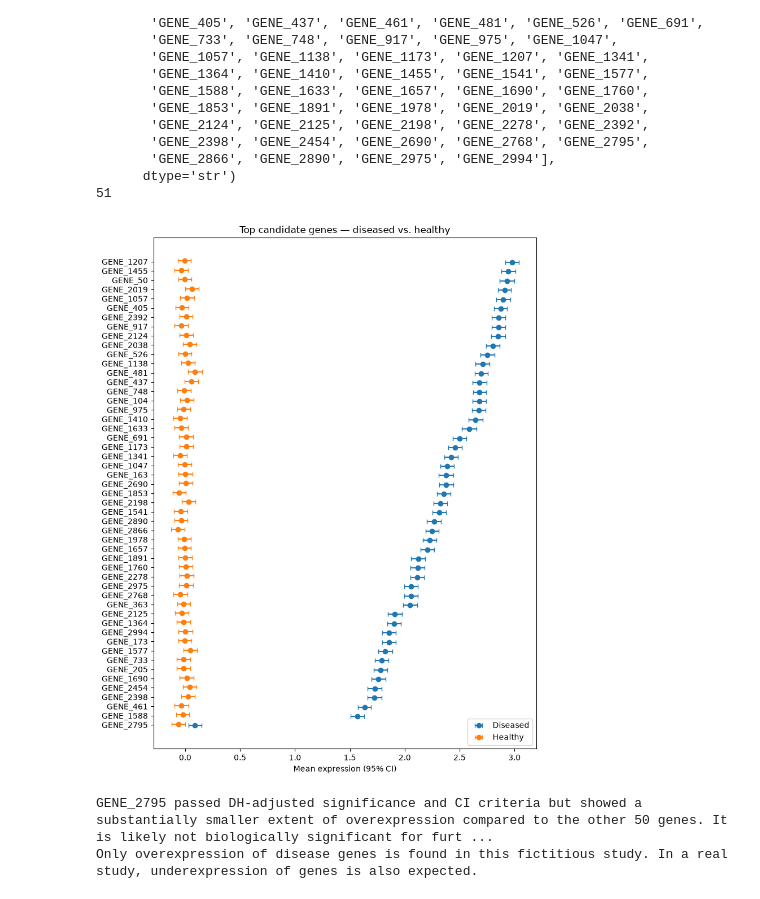
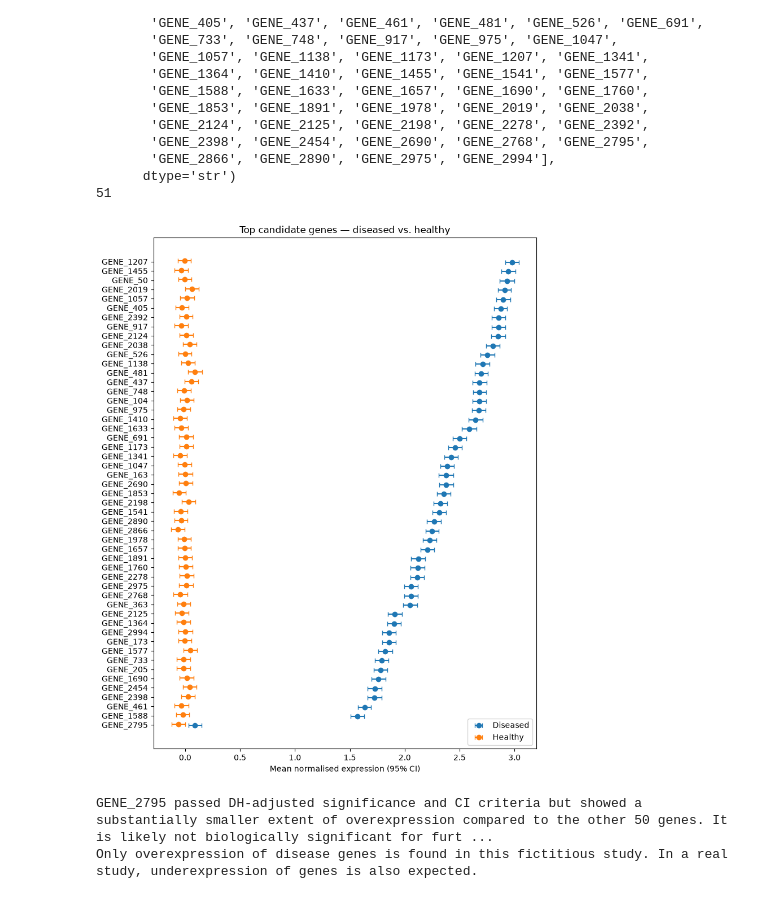
Before and after one commit to DusknightHW/Disease-Gene-Expression-Analysis, a Jupyter notebook: Disease Gene Expression Analysis.ipynb, the cells around one changed output. Saved outputs shown, nothing was run; the diff lists cells and outputs as text; code cells hidden in the pictures.

```diff
--- a/Disease Gene Expression Analysis.ipynb
+++ b/Disease Gene Expression Analysis.ipynb
@@ -131,34 +131,35 @@ sort = result_genes.sort_values("mean_diseased", ascending=True)
 
 fig, ax = plt.subplots(figsize=(8, 10))
 
 y = np.arange(len(sort))
 
 # Diseased
 ax.errorbar(
     sort["mean_diseased"], y,
     xerr=[sort["mean_diseased"] - sort["ci_low_diseased"], # Top of error bar (ci_high)
           sort["ci_high_diseased"] - sort["mean_diseased"]], # Bottom of error bar (ci_low)
     fmt="o", color="tab:blue", label="Diseased", capsize=3
 )
 
 # Healthy
 ax.errorbar(
     sort["mean_healthy"], y + 0.15,
     xerr=[sort["mean_healthy"] - sort["ci_low_healthy"],
           sort["ci_high_healthy"] - sort["mean_healthy"]],
     fmt="o", color="tab:orange", label="Healthy", capsize=3
 )
 
 ax.set_yticks(y + 0.075)
 ax.set_yticklabels(sort.index)
-ax.set_xlabel("Mean expression (95% CI)")
+ax.set_xlabel("Mean normalised expression (95% CI)")
 ax.set_title("Top candidate genes — diseased vs. healthy")
 ax.legend()
+# plt.savefig("forest_plot.png", dpi=150, bbox_inches="tight")
 plt.tight_layout()
 plt.show()
 print("GENE_2795 passed DH-adjusted significance and CI criteria but showed a substantially smaller extent of overexpression compared to the other 50 genes. It is likely not biologically significant for further studies.")
 print("Only overexpression of disease genes is found in this fictitious study. In a real study, underexpression of genes is also expected.")
 # %% [output]
-[figure, old version]
+[figure, new version]
 GENE_2795 passed DH-adjusted significance and CI criteria but showed a substantially smaller extent of overexpression compared to the other 50 genes. It is likely not biologically significant for furt ...
 Only overexpression of disease genes is found in this fictitious study. In a real study, underexpression of genes is also expected.
```
Also changed, not shown: 1 other file.
